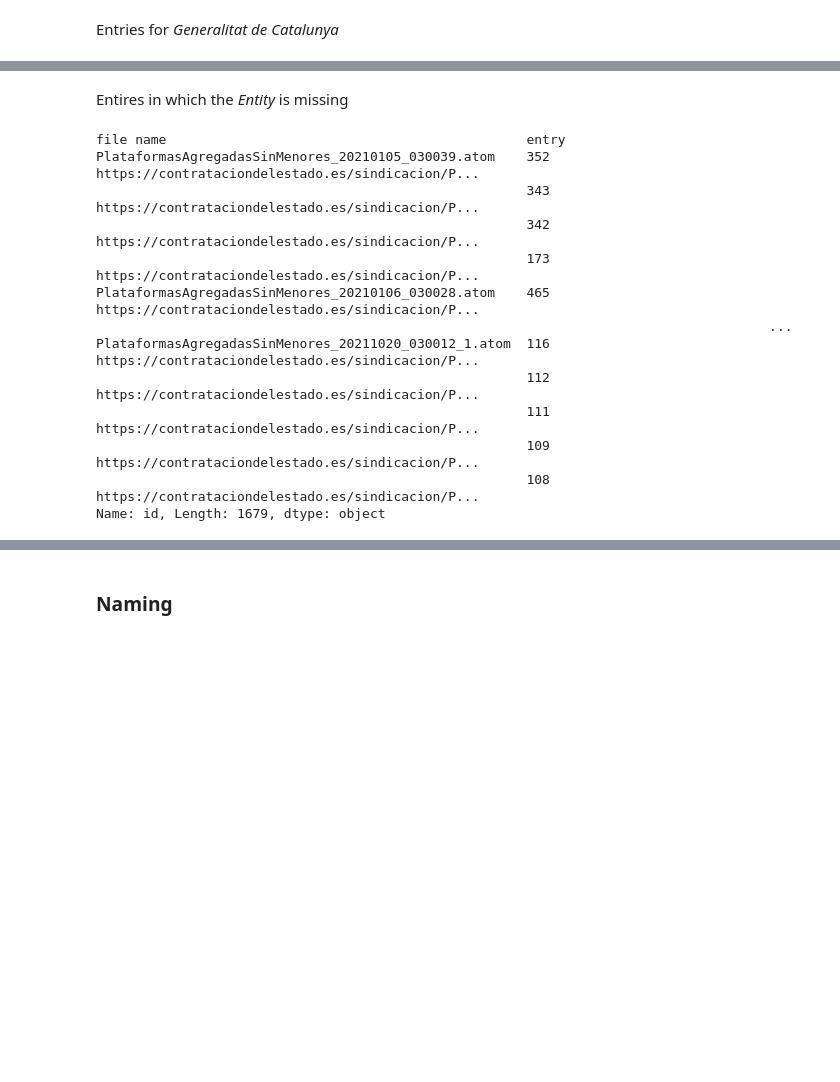
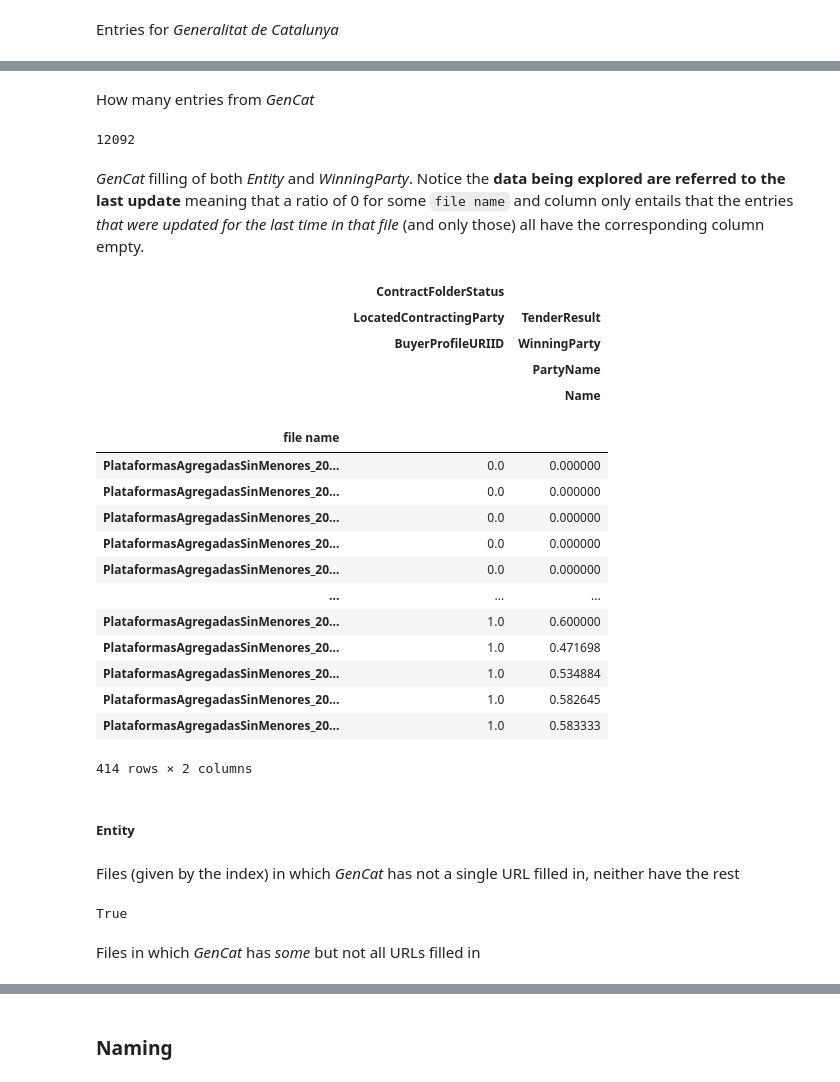
Before and after one commit to manuvazquez/dlsproc, a Jupyter notebook: reports/2021.ipynb, the cells around one changed output, grey strips where cells are left out. Drawn from its saved outputs; the diff is of its cells as text; code cells hidden in the pictures; blank space fills up the shorter version.

```diff
--- a/reports/2021.ipynb
+++ b/reports/2021.ipynb
@@ -174,0 +177,3 @@ amount_col
+# %%
+winner_col = dlsproc.hier.pad_col_levels(outsiders_df, ['ContractFolderStatus', 'TenderResult', 'WinningParty', 'PartyName', 'Name'])
+winner_col
@@ -491,21 +537,45 @@ gencat_df.head(2)
 | file name | entry |  |  |  |  |  |  | ... |
 | PlataformasAgregadasSinMenores_20... | 352 | https://contrataciondelestado.es/... | Id licitación: 001/20001709; Órga... | Serveis de Manteniment i subminis... | 2021-01-02 23:11:12.297000+00:00 | 001/20001709 | EV | ... |
 |  | 343 | https://contrataciondelestado.es/... | Id licitación: X2020025214; Órgan... | És objecte de la venda, pel proce... | 2021-01-03 23:10:28.330000+00:00 | X2020025214 | PUB | ... |
-# %% [markdown]
-Entires in which the *Entity* is missing
-# %%
-gencat_df[gencat_df[url_entity_col].isna()]['id']
-# %% [output]
-file name                                              entry
-PlataformasAgregadasSinMenores_20210105_030039.atom    352      https://contrataciondelestado.es/sindicacion/P...
-                                                       343      https://contrataciondelestado.es/sindicacion/P...
-                                                       342      https://contrataciondelestado.es/sindicacion/P...
-                                                       173      https://contrataciondelestado.es/sindicacion/P...
-PlataformasAgregadasSinMenores_20210106_030028.atom    465      https://contrataciondelestado.es/sindicacion/P...
-                                                                                      ...
-PlataformasAgregadasSinMenores_20211020_030012_1.atom  116      https://contrataciondelestado.es/sindicacion/P...
-                                                       112      https://contrataciondelestado.es/sindicacion/P...
-                                                       111      https://contrataciondelestado.es/sindicacion/P...
-                                                       109      https://contrataciondelestado.es/sindicacion/P...
-                                                       108      https://contrataciondelestado.es/sindicacion/P...
-Name: id, Length: 1679, dtype: object
+# %% [markdown]
+How many entries from *GenCat*
+# %%
+len(gencat_df)
+# %% [output]
+12092
+# %% [markdown]
+*GenCat* filling of both *Entity* and *WinningParty*. Notice the **data being explored are referred to the last update** meaning that a ratio of 0 for some `file name` and column only entails that the entries *that were updated for the last time in that file* (and only those) all have the corresponding column empty.
+# %%
+filename_notna_ratio = gencat_df[[url_entity_col, winner_col]].groupby('file name').apply(lambda x: x.notna().mean())
+filename_notna_ratio
+# %% [output]
+|  | ContractFolderStatus |  |
+|  | LocatedContractingParty | TenderResult |
+|  | BuyerProfileURIID | WinningParty |
+|  |  | PartyName |
+|  |  | Name |
+|  |  |  |
+|  |  |  |
+| file name |  |  |
+| PlataformasAgregadasSinMenores_20... | 0.0 | 0.000000 |
+| PlataformasAgregadasSinMenores_20... | 0.0 | 0.000000 |
+| PlataformasAgregadasSinMenores_20... | 0.0 | 0.000000 |
+| PlataformasAgregadasSinMenores_20... | 0.0 | 0.000000 |
+| PlataformasAgregadasSinMenores_20... | 0.0 | 0.000000 |
+| ... | ... | ... |
+| PlataformasAgregadasSinMenores_20... | 1.0 | 0.600000 |
+| PlataformasAgregadasSinMenores_20... | 1.0 | 0.471698 |
+| PlataformasAgregadasSinMenores_20... | 1.0 | 0.534884 |
+| PlataformasAgregadasSinMenores_20... | 1.0 | 0.582645 |
+| PlataformasAgregadasSinMenores_20... | 1.0 | 0.583333 |
+414 rows × 2 columns
+# %% [markdown]
+##### Entity
+# %% [markdown]
+Files (given by the index) in which *GenCat* has not a single URL filled in, neither have the rest
+# %%
+only_last_update_df.loc[filename_notna_ratio.index[filename_notna_ratio[url_entity_col] == 0]][url_entity_col].isna().all()
+# %% [output]
+True
+# %% [markdown]
+Files in which *GenCat* has *some* but not all URLs filled in
```
Also changed, not shown: parts of 46 cells of this notebook, 3 other files.
